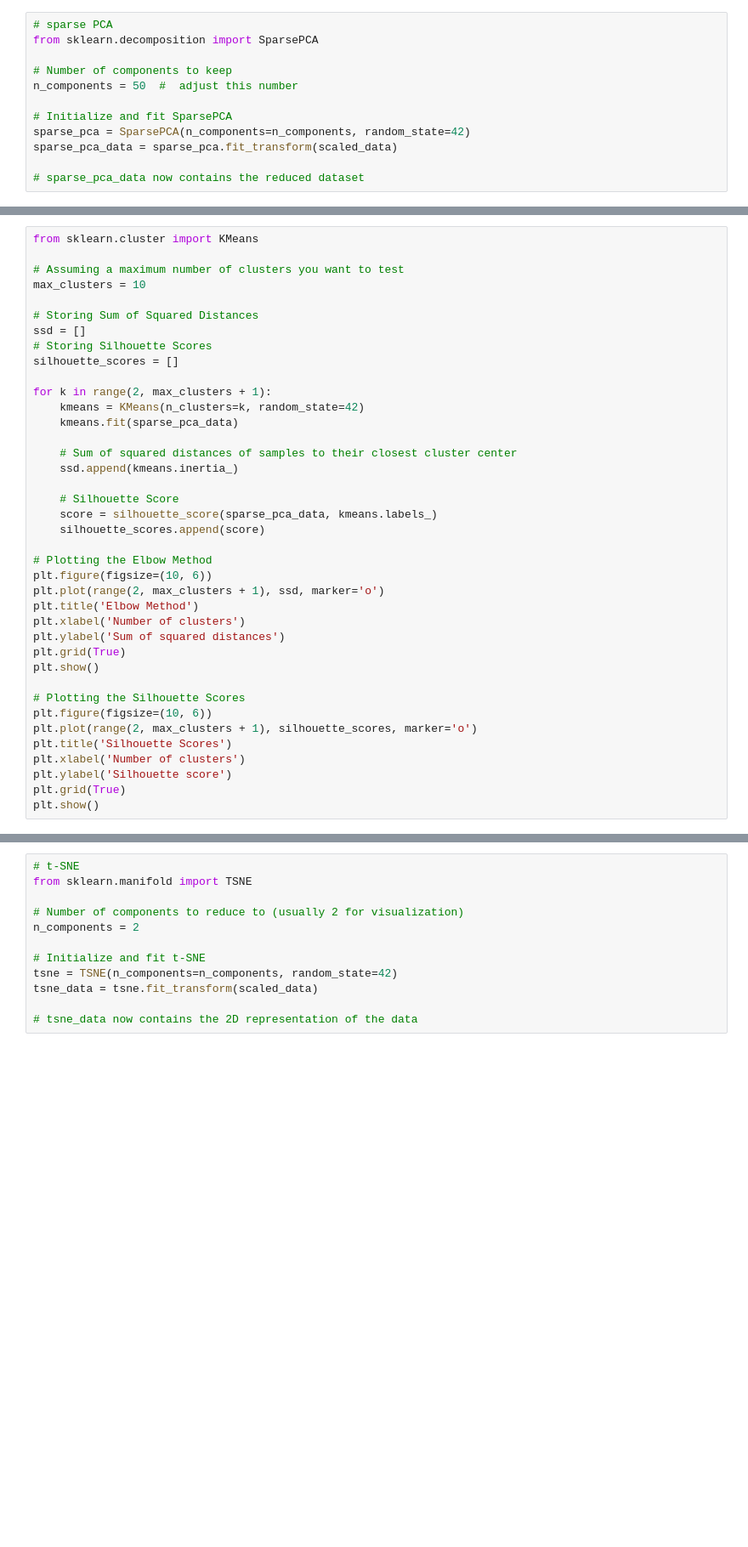
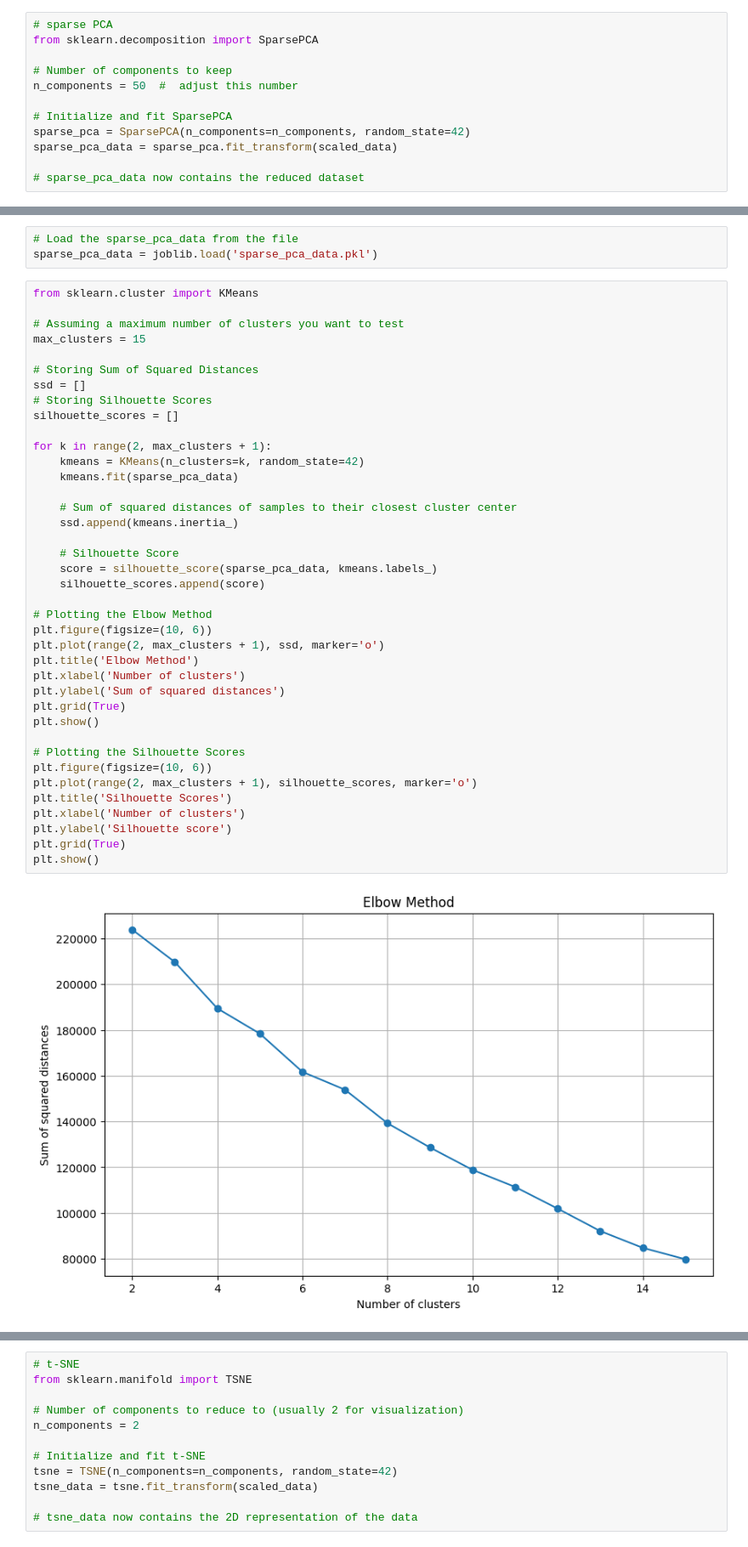
Before and after one commit to r7shun/omics, a Jupyter notebook: cluster.ipynb, the cells around one changed output, grey strips where cells are left out. Shown: that part at 85% size. Cells and saved outputs as stored; diff of their text form; blank space fills up the shorter version.

Commit message:
sparse pca, need modify later

```diff
--- a/cluster.ipynb
+++ b/cluster.ipynb
@@ -60,8 +67,11 @@ sparse_pca_data = sparse_pca.fit_transform(scaled_data)
+# %%
+# Load the sparse_pca_data from the file
+sparse_pca_data = joblib.load('sparse_pca_data.pkl')
 # %%
 from sklearn.cluster import KMeans
 
 # Assuming a maximum number of clusters you want to test
-max_clusters = 10
+max_clusters = 15
 
 # Storing Sum of Squared Distances
 ssd = []
@@ -69,30 +79,32 @@ ssd = []
 silhouette_scores = []
 
 for k in range(2, max_clusters + 1):
     kmeans = KMeans(n_clusters=k, random_state=42)
     kmeans.fit(sparse_pca_data)
 
     # Sum of squared distances of samples to their closest cluster center
     ssd.append(kmeans.inertia_)
 
     # Silhouette Score
     score = silhouette_score(sparse_pca_data, kmeans.labels_)
     silhouette_scores.append(score)
 
 # Plotting the Elbow Method
 plt.figure(figsize=(10, 6))
 plt.plot(range(2, max_clusters + 1), ssd, marker='o')
 plt.title('Elbow Method')
 plt.xlabel('Number of clusters')
 plt.ylabel('Sum of squared distances')
 plt.grid(True)
 plt.show()
 
 # Plotting the Silhouette Scores
 plt.figure(figsize=(10, 6))
 plt.plot(range(2, max_clusters + 1), silhouette_scores, marker='o')
 plt.title('Silhouette Scores')
 plt.xlabel('Number of clusters')
 plt.ylabel('Silhouette score')
 plt.grid(True)
 plt.show()
+# %% [output]
+[figure, added]
```
Also changed, not shown: parts of 9 cells of this notebook, 3 other files.
